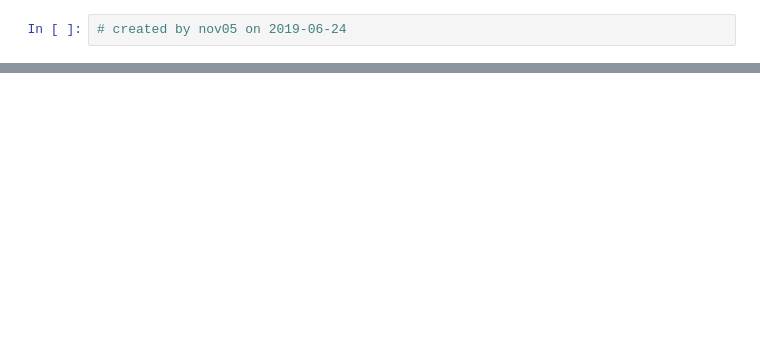
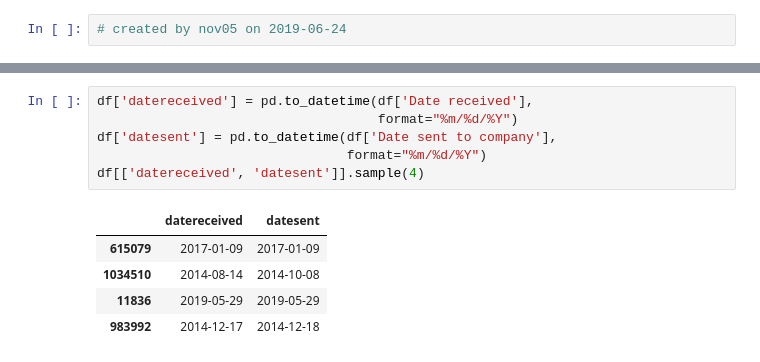
Before and after one commit to LambdaSchool/DS-Unit-1-Sprint-5-Data-Storytelling-Blog-Post, a Jupyter notebook: cfpd_consumer_complaints.ipynb, the cells around one changed output, grey strips where cells are left out. Cells and saved outputs as stored; diff of their text form; blank space fills up the shorter version.

```diff
--- a/cfpd_consumer_complaints.ipynb
+++ b/cfpd_consumer_complaints.ipynb
@@ -75 +64,13 @@ pd.DataFrame([df.columns, nas, nas/df.shape[0] * 100]).T
 | 17 | Complaint ID | 0 | 0 |
+# %%
+df['datereceived'] = pd.to_datetime(df['Date received'],
+                                    format="%m/%d/%Y")
+df['datesent'] = pd.to_datetime(df['Date sent to company'],
+                                format="%m/%d/%Y")
+df[['datereceived', 'datesent']].sample(4)
+# %% [output]
+|  | datereceived | datesent |
+| 615079 | 2017-01-09 | 2017-01-09 |
+| 1034510 | 2014-08-14 | 2014-10-08 |
+| 11836 | 2019-05-29 | 2019-05-29 |
+| 983992 | 2014-12-17 | 2014-12-18 |
```
Also changed, not shown: parts of 19 cells of this notebook.
